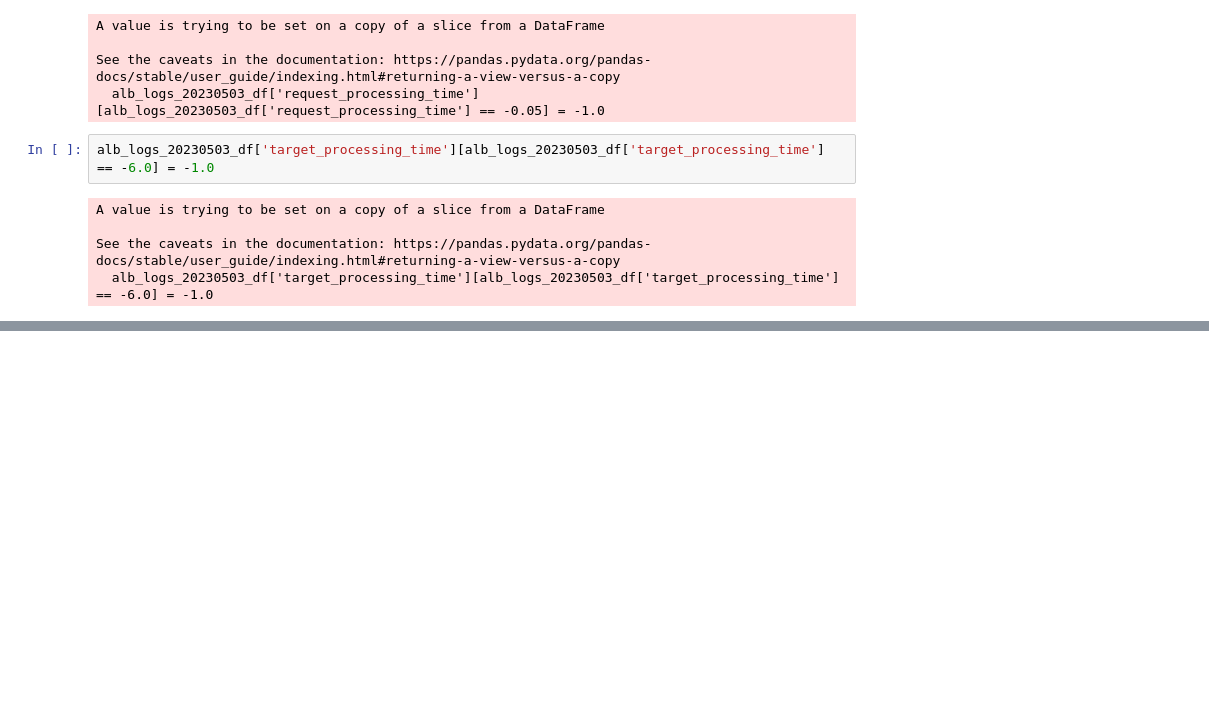
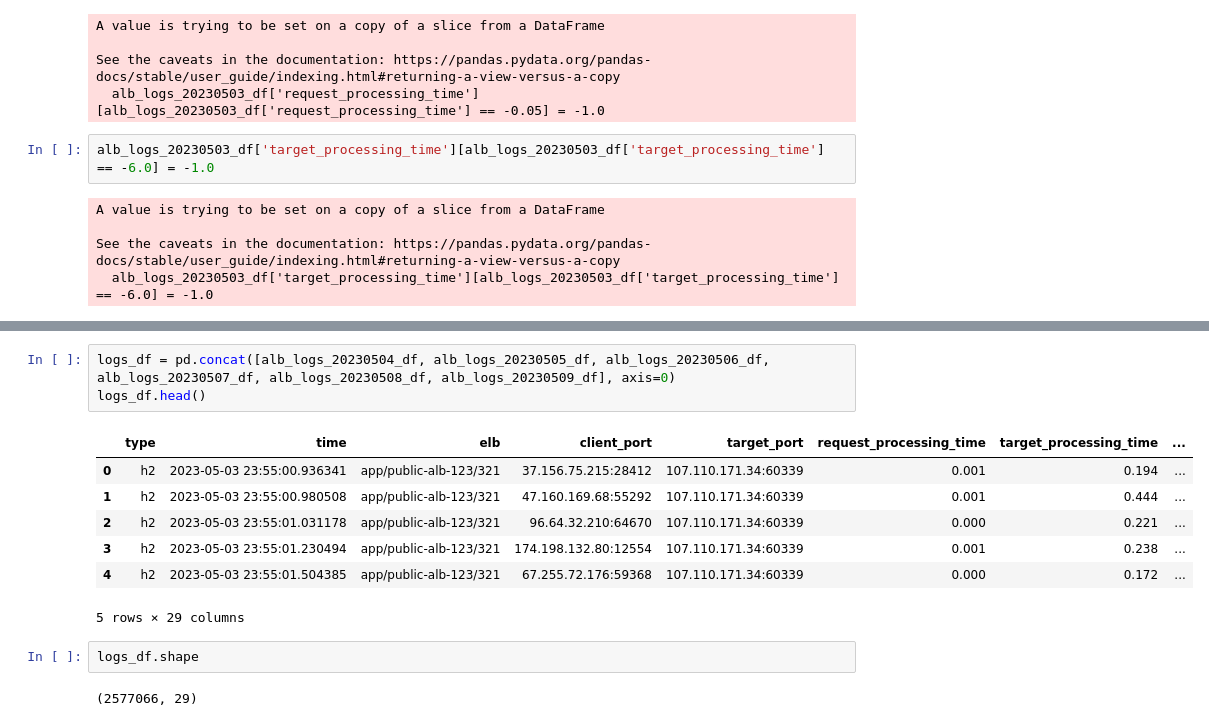
Before and after one commit to SpaceXAlphaBravoCharlie/Diplomski, a Jupyter notebook: Diplomski.ipynb, the cells around one changed output, grey strips where cells are left out. Saved outputs shown, nothing was run; the diff lists cells and outputs as text; blank space fills up the shorter version.

Commit message:
Fixed some errors and concatenated datasets

```diff
--- a/Diplomski.ipynb
+++ b/Diplomski.ipynb
@@ -517,0 +597,15 @@ See the caveats in the documentation: https://pandas.pydata.org/pandas-docs/stab
+# %%
+logs_df = pd.concat([alb_logs_20230504_df, alb_logs_20230505_df, alb_logs_20230506_df, alb_logs_20230507_df, alb_logs_20230508_df, alb_logs_20230509_df], axis=0)
+logs_df.head()
+# %% [output]
+|  | type | time | elb | client_port | target_port | request_processing_time | target_processing_time | ... |
+| 0 | h2 | 2023-05-03 23:55:00.936341 | app/public-alb-123/321 | 37.156.75.215:28412 | 107.110.171.34:60339 | 0.001 | 0.194 | ... |
+| 1 | h2 | 2023-05-03 23:55:00.980508 | app/public-alb-123/321 | 47.160.169.68:55292 | 107.110.171.34:60339 | 0.001 | 0.444 | ... |
+| 2 | h2 | 2023-05-03 23:55:01.031178 | app/public-alb-123/321 | 96.64.32.210:64670 | 107.110.171.34:60339 | 0.000 | 0.221 | ... |
+| 3 | h2 | 2023-05-03 23:55:01.230494 | app/public-alb-123/321 | 174.198.132.80:12554 | 107.110.171.34:60339 | 0.001 | 0.238 | ... |
+| 4 | h2 | 2023-05-03 23:55:01.504385 | app/public-alb-123/321 | 67.255.72.176:59368 | 107.110.171.34:60339 | 0.000 | 0.172 | ... |
+5 rows × 29 columns
+# %%
+logs_df.shape
+# %% [output]
+(2577066, 29)
```
Also changed, not shown: parts of 12 cells of this notebook.
